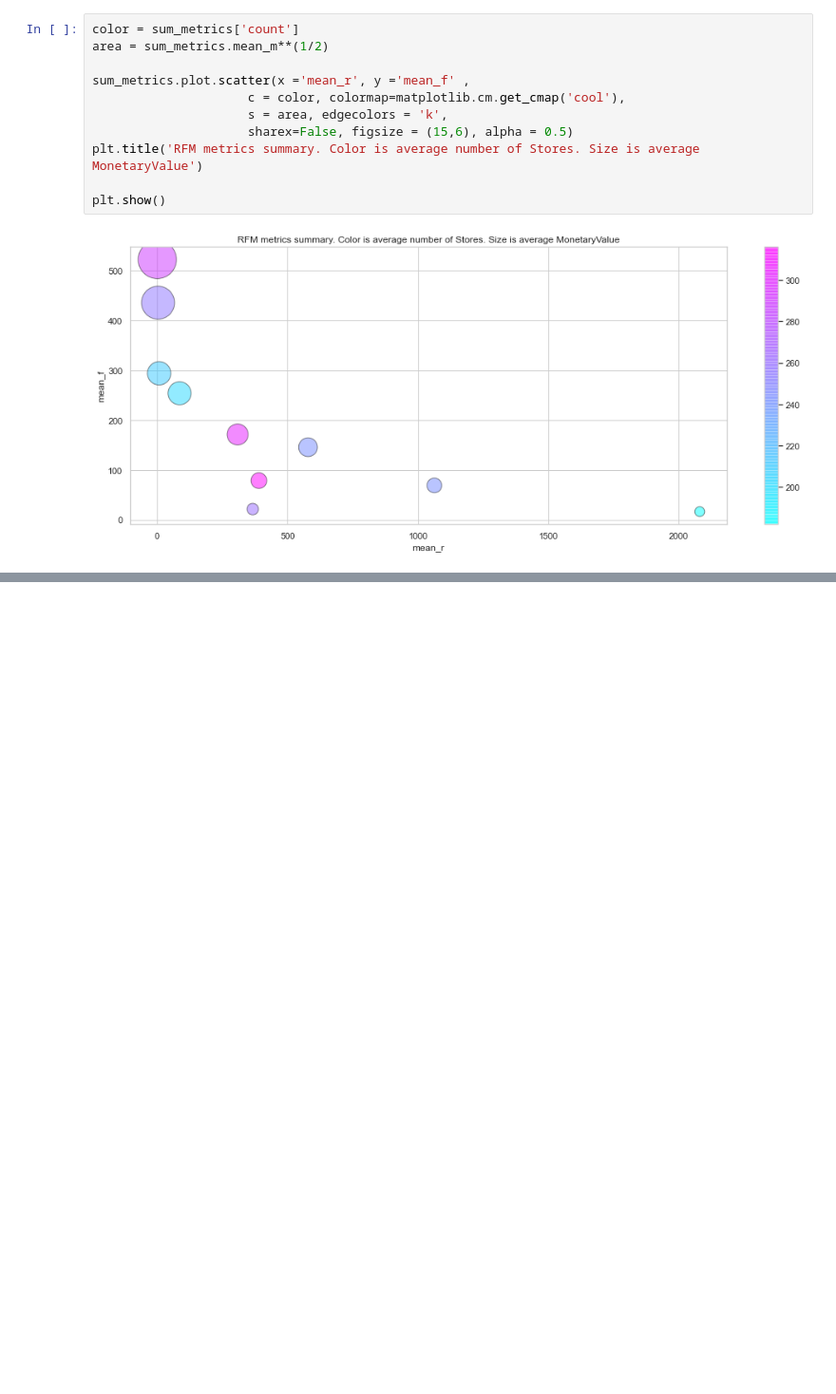
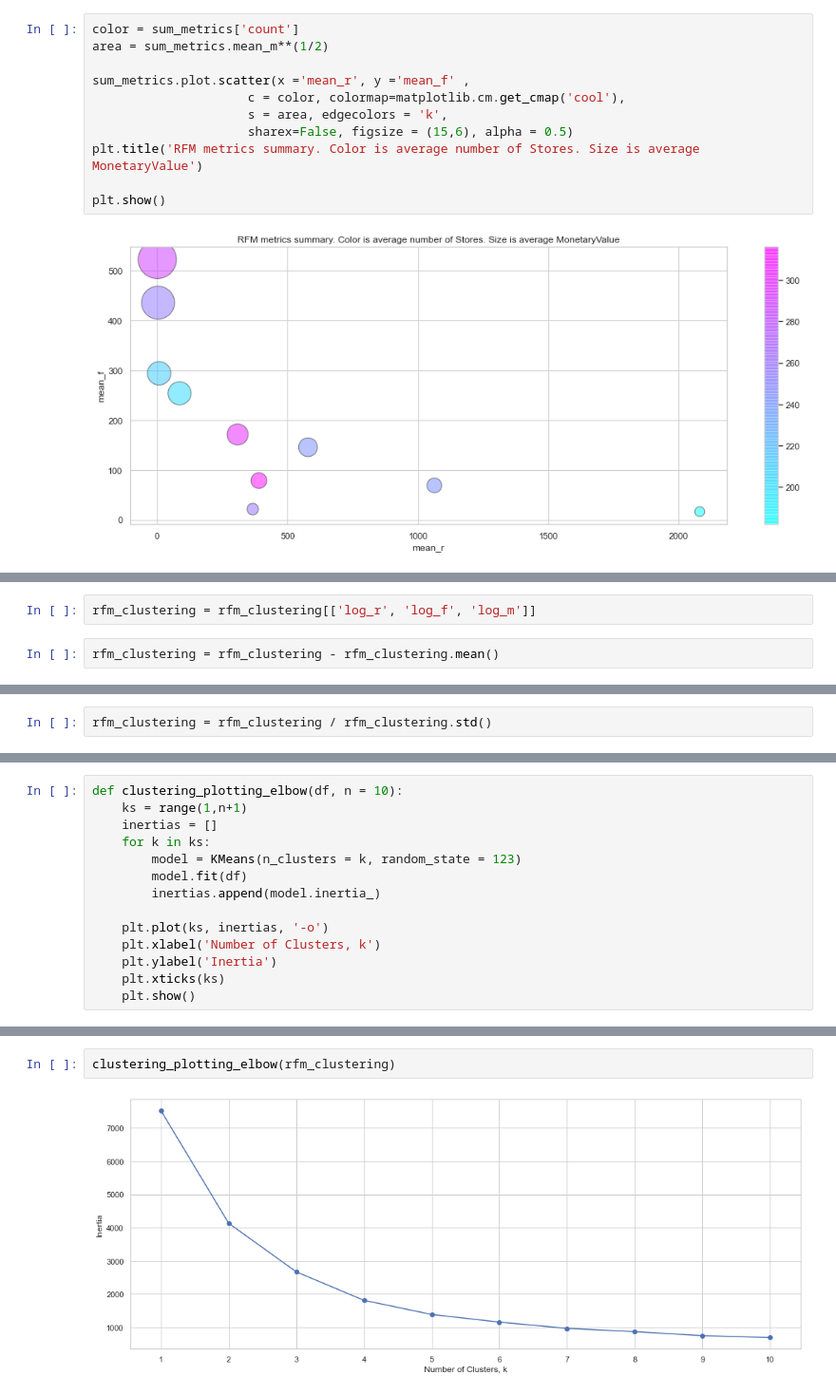
Before and after one commit to Razvanepe/Iowa_spirits_sales, a Jupyter notebook: notebooks/3. Pre-Processing.ipynb, the cells around one changed output, grey strips where cells are left out. Shown at 95% size. Cells and saved outputs as stored; diff of their text form; blank space fills up the shorter version.

```diff
--- a/notebooks/3. Pre-Processing.ipynb
+++ b/notebooks/3. Pre-Processing.ipynb
@@ -712,0 +751,4 @@ plt.show()
+# %%
+rfm_clustering = rfm_clustering[['log_r', 'log_f', 'log_m']]
+# %%
+rfm_clustering = rfm_clustering - rfm_clustering.mean()
@@ -712,0 +769,2 @@ plt.show()
+# %%
+rfm_clustering = rfm_clustering / rfm_clustering.std()
@@ -712,0 +808,14 @@ plt.show()
+# %%
+def clustering_plotting_elbow(df, n = 10):
+    ks = range(1,n+1)
+    inertias = []
+    for k in ks:
+        model = KMeans(n_clusters = k, random_state = 123)
+        model.fit(df)
+        inertias.append(model.inertia_)
+
+    plt.plot(ks, inertias, '-o')
+    plt.xlabel('Number of Clusters, k')
+    plt.ylabel('Inertia')
+    plt.xticks(ks)
+    plt.show()
@@ -712,0 +880,4 @@ plt.show()
+# %%
+clustering_plotting_elbow(rfm_clustering)
+# %% [output]
+[figure, added]
```
Also changed, not shown: parts of 35 cells of this notebook.
